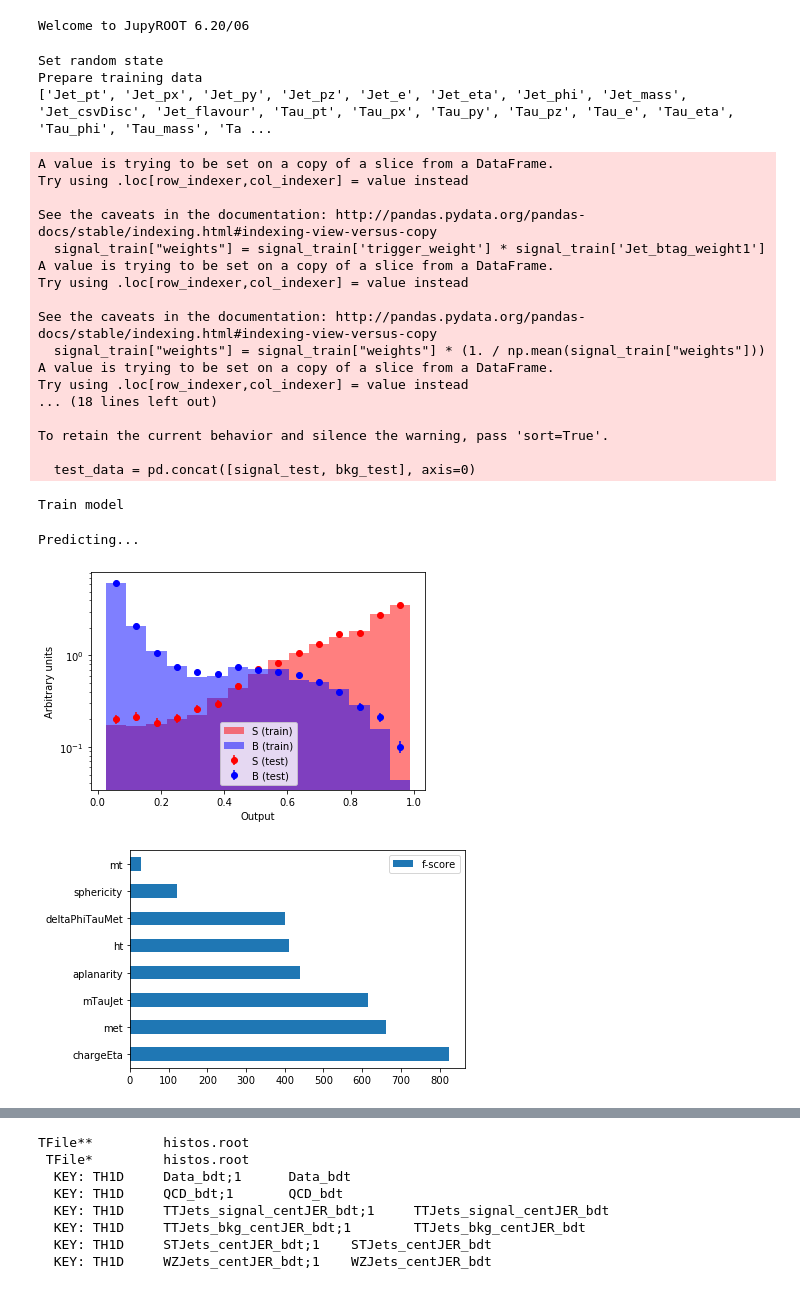
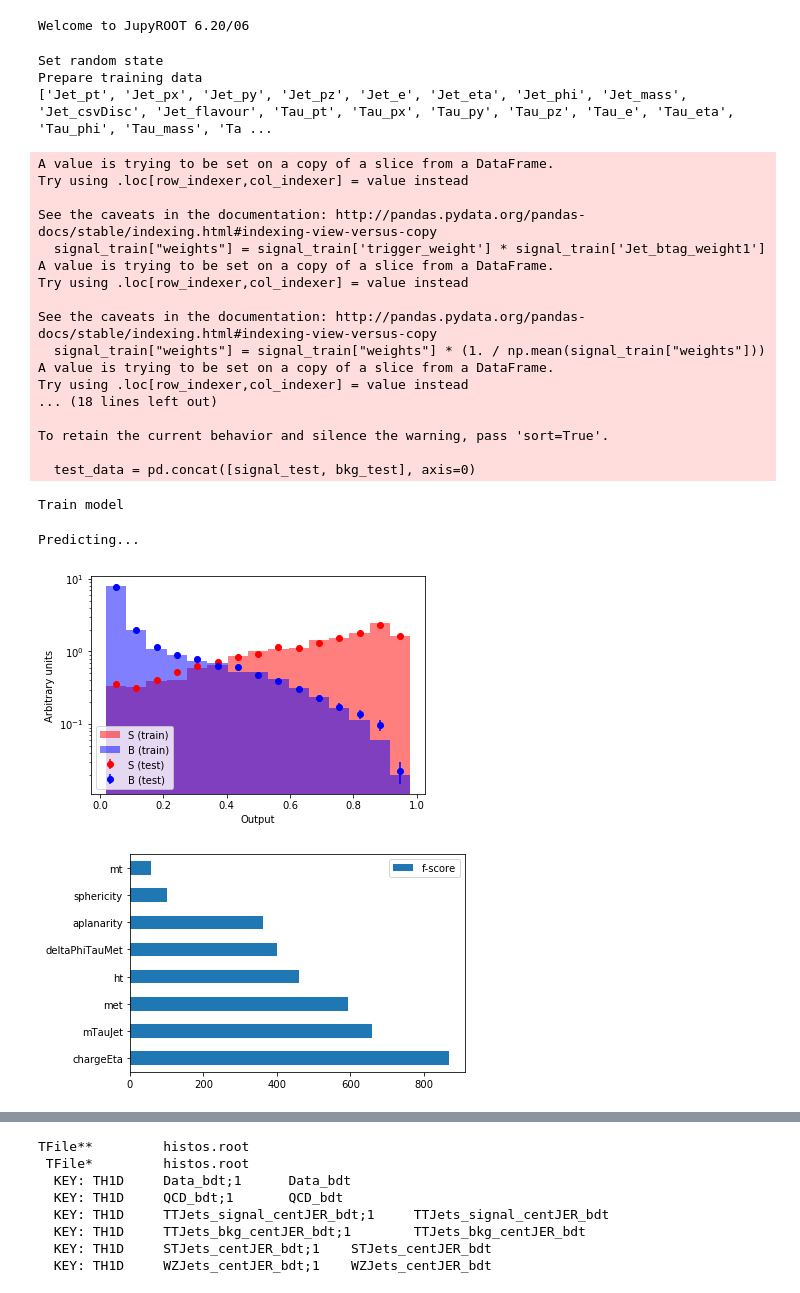
Before and after one commit to llayer/cmsopen, a Jupyter notebook: columnar/bdt_training.ipynb, the cells around one changed output, grey strips where cells are left out. Drawn from its saved outputs; the diff is of its cells as text; code cells hidden in the pictures.

```diff
--- a/columnar/bdt_training.ipynb
+++ b/columnar/bdt_training.ipynb
@@ -25,32 +25,32 @@ import ml
 Welcome to JupyROOT 6.20/06
 # %%
 importlib.reload(ml)
-ml.train(samples, ".", n_sig=5000, n_bkg=5000, ntrees=500, lr=0.01, random_state=5)
+ml.train(samples, ".", n_sig=10000, n_bkg=5000, ntrees=500, lr=0.01, random_state=10)
 # %% [output]
 Set random state
 Prepare training data
 ['Jet_pt', 'Jet_px', 'Jet_py', 'Jet_pz', 'Jet_e', 'Jet_eta', 'Jet_phi', 'Jet_mass', 'Jet_csvDisc', 'Jet_flavour', 'Tau_pt', 'Tau_px', 'Tau_py', 'Tau_pz', 'Tau_e', 'Tau_eta', 'Tau_phi', 'Tau_mass', 'Ta ...
 A value is trying to be set on a copy of a slice from a DataFrame.
 Try using .loc[row_indexer,col_indexer] = value instead
 
 See the caveats in the documentation: http://pandas.pydata.org/pandas-docs/stable/indexing.html#indexing-view-versus-copy
   signal_train["weights"] = signal_train['trigger_weight'] * signal_train['Jet_btag_weight1']
 A value is trying to be set on a copy of a slice from a DataFrame.
 Try using .loc[row_indexer,col_indexer] = value instead
 
 See the caveats in the documentation: http://pandas.pydata.org/pandas-docs/stable/indexing.html#indexing-view-versus-copy
   signal_train["weights"] = signal_train["weights"] * (1. / np.mean(signal_train["weights"]))
 A value is trying to be set on a copy of a slice from a DataFrame.
 Try using .loc[row_indexer,col_indexer] = value instead
 ... (18 lines left out)
 
 To retain the current behavior and silence the warning, pass 'sort=True'.
 
   test_data = pd.concat([signal_test, bkg_test], axis=0)
 Train model
 Predicting...
-[figure, old version]
+[figure, new version]
-[figure, old version]
+[figure, new version]
 # %%
 import plot
 # %%
```
Also changed, not shown: parts of 2 cells of this notebook, 6 other files.
